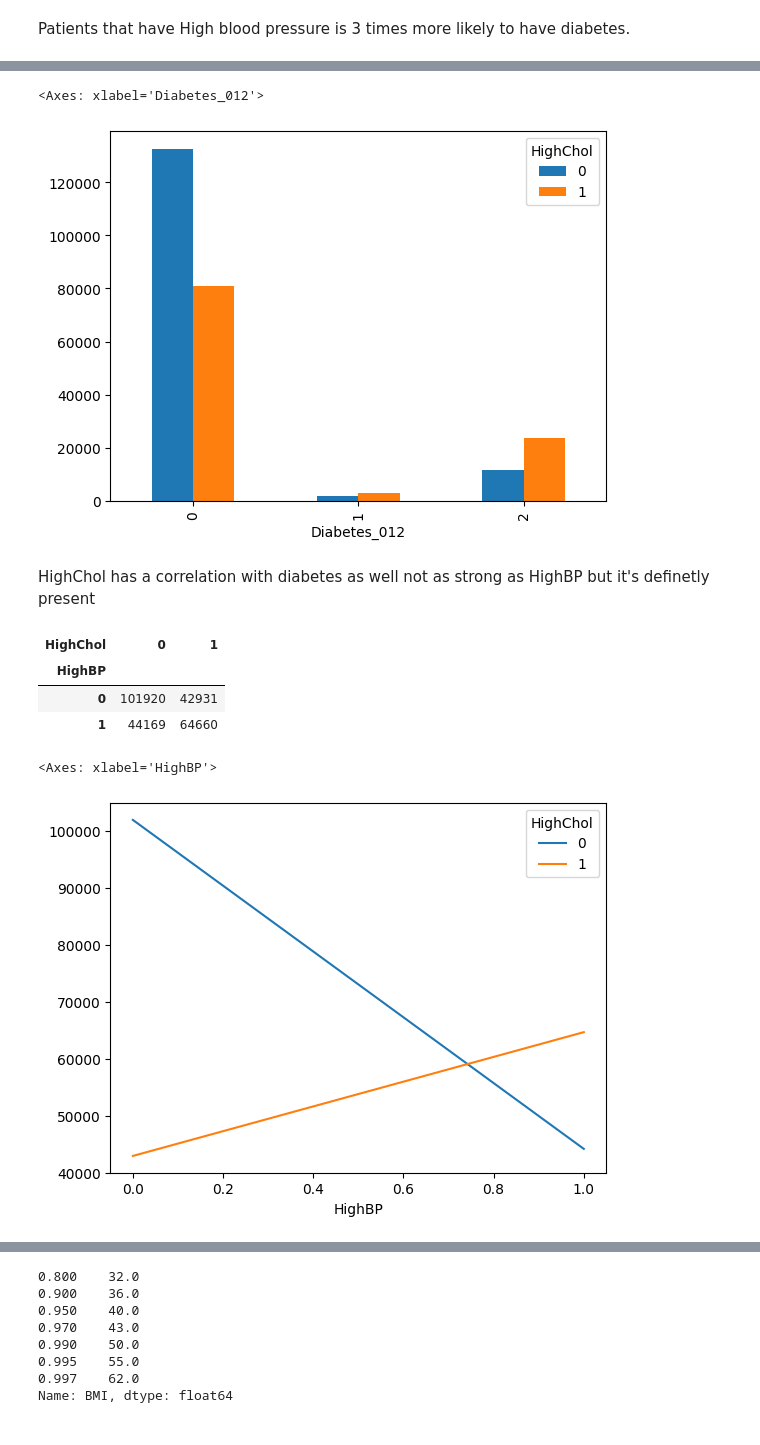
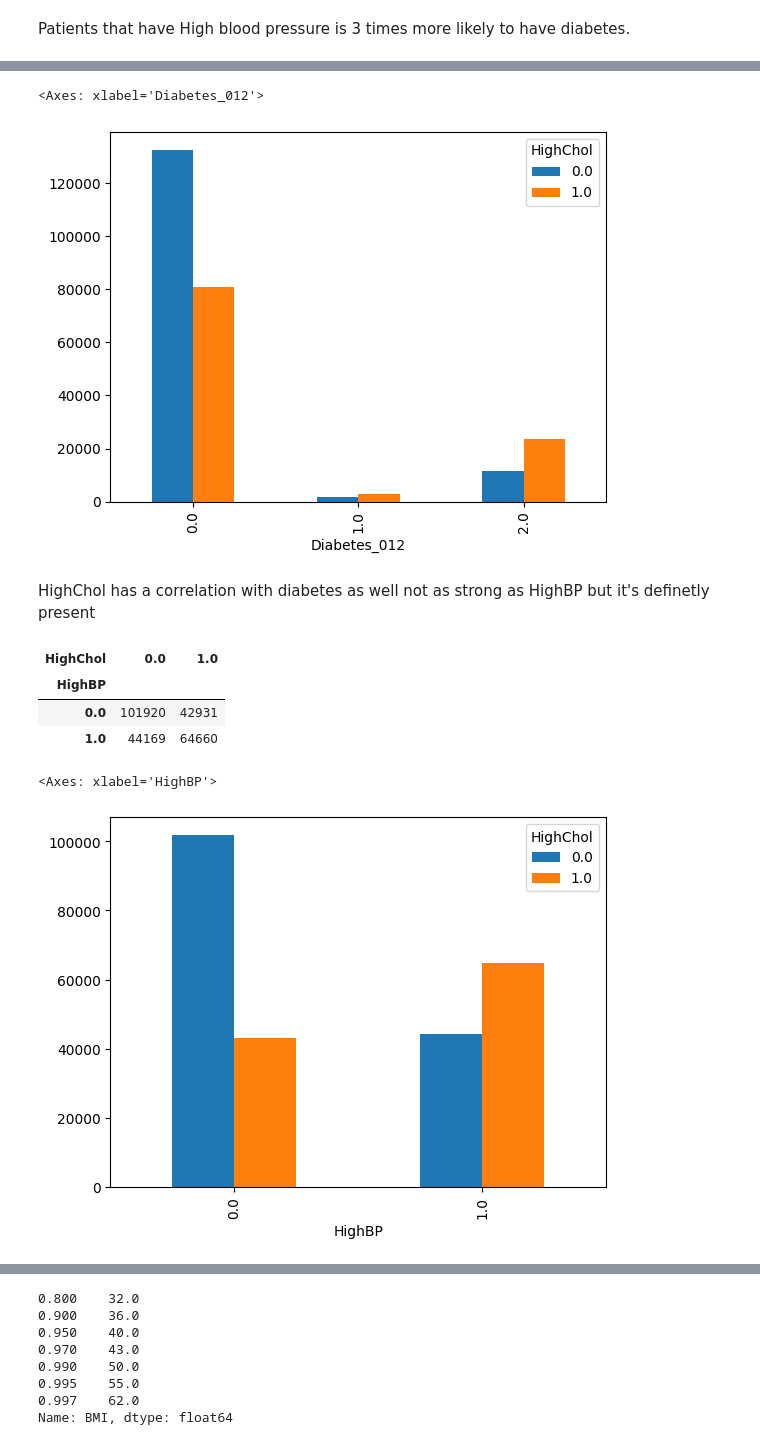
Before and after one commit to albertodavincishekhawat/BasicMachineLearning, a Jupyter notebook: ML.ipynb, the cells around one changed output, grey strips where cells are left out. Cells and saved outputs as stored; diff of their text form; code cells hidden in the pictures.

```diff
--- a/ML.ipynb
+++ b/ML.ipynb
@@ -285,0 +291,3 @@ By df.info() we can judge that there are equal values in all the columns
+# %%
+df = df.astype(float)
+df.info()
@@ -372,19 +398,19 @@ pd.crosstab(df['Diabetes_012'], df['HighChol'])
 pd.crosstab(df['Diabetes_012'], df['HighChol']).plot.bar()
 # %% [output]
 <Axes: xlabel='Diabetes_012'>
-[figure, old version]
+[figure, new version]
 # %% [markdown]
 HighChol has a correlation with diabetes as well not as strong as HighBP but it's definetly present
 # %%
 pd.crosstab(df['HighBP'],df['HighChol'])
 # %% [output]
-| HighChol | 0 | 1 |
+| HighChol | 0.0 | 1.0 |
 | HighBP |  |  |
-| 0 | 101920 | 42931 |
-| 1 | 44169 | 64660 |
+| 0.0 | 101920 | 42931 |
+| 1.0 | 44169 | 64660 |
 # %%
-pd.crosstab(df['HighBP'],df['HighChol']).plot()
+pd.crosstab(df['HighBP'],df['HighChol']).plot.bar()
 # %% [output]
 <Axes: xlabel='HighBP'>
-[figure, old version]
+[figure, new version]
 # %% [markdown]
```
Also changed, not shown: parts of 32 cells of this notebook.
